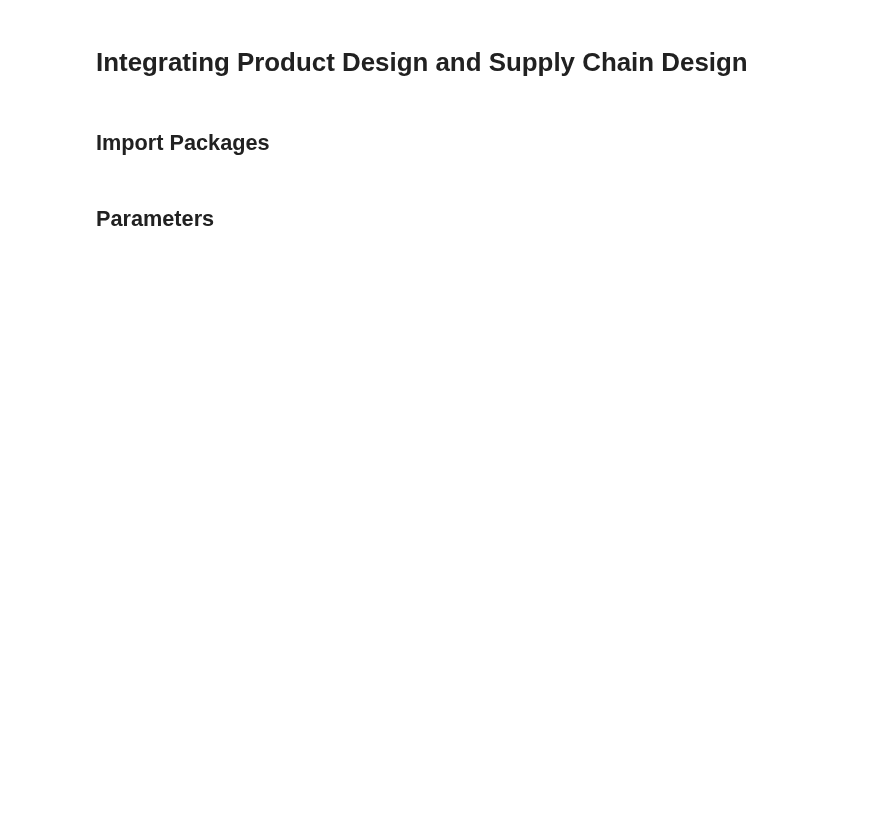
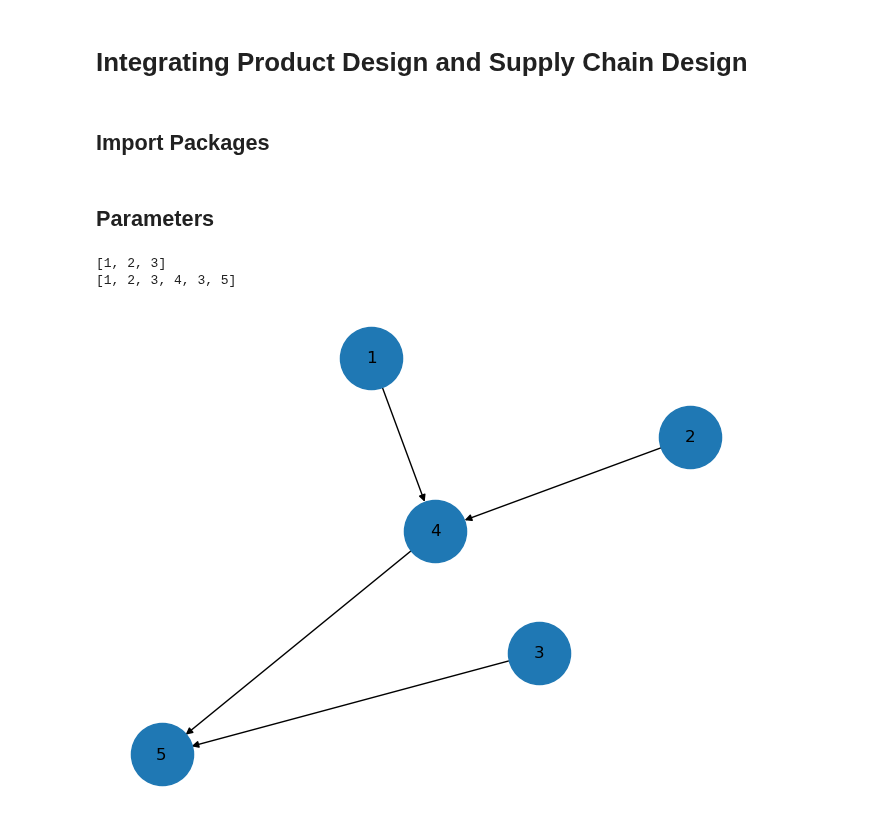
Before and after one commit to hmedal/sae-dsc-hmedal, a Jupyter notebook: examples/dynamic-programming.ipynb, the cells around one changed output. Cells and saved outputs as stored; diff of their text form; code cells hidden in the pictures; blank space fills up the shorter version.

Commit message:
created graph-based

```diff
--- a/examples/dynamic-programming.ipynb
+++ b/examples/dynamic-programming.ipynb
@@ -22,4 +22,57 @@ import saedfsc
 # %%
 numAssemblyOptions = 2
 numSuppliersPerPart = 2
+# %%
+components = [1, 2, 3]
+componentsForSubsystems = {}
+subsystemsForComponents = {}
+assembliesStructure = {4 : [1,2],
+                       3 : []}
+assemblyNodes = list(assembliesStructure.keys())
+finalNodes = [5]
+allNodes = components + assemblyNodes + finalNodes
+nonComponentNodes = assemblyNodes + finalNodes
+print(components)
+print(allNodes)
+# %% [output]
+[1, 2, 3]
+[1, 2, 3, 4, 3, 5]
+# %%
+G = nx.DiGraph()
+
+numNodes = len(components) + len(assemblyNodes) + len(finalNodes)
+
+np.random.seed(0)
+# stageCostsList = np.random.randint(1, 10, numNodes)
+# processTimesList = np.random.randint(1, 10, numNodes)
+maxServiceTimeOutList = 20*np.ones(numNodes)
+maxServiceTimeOutList[numNodes-1] = 0
+
+for n in allNodes:
+    time = np.random.randint(1, 5)
+    if n in finalNodes:
+        maxTime = 0
+    else:
+        maxTime = 100
+    G.add_node(n, process_time=time,
+               max_service_time_out=maxTime,
+               stage_cost=np.random.randint(1, 5))
+
+for n in assemblyNodes:
+    for component in assembliesStructure[n]:
+        G.add_edge(component, n)
+
+for n in assemblyNodes:
+    for n2 in finalNodes:
+        G.add_edge(n, n2)
+
+maxServiceTimeOut = nx.get_node_attributes(G, 'max_service_time_out')
+processTimesDict = nx.get_node_attributes(G, 'process_time')
+costDict = nx.get_node_attributes(G, 'stage_cost')
+maxServiceTimeOut = nx.get_node_attributes(G, 'max_service_time_out')
+
+nx.draw(G, with_labels=True, node_size=2000)
+plt.show()
+# %% [output]
+[figure, added]
 # %%
```
Also changed, not shown: parts of 6 cells of this notebook, 1 other file.
